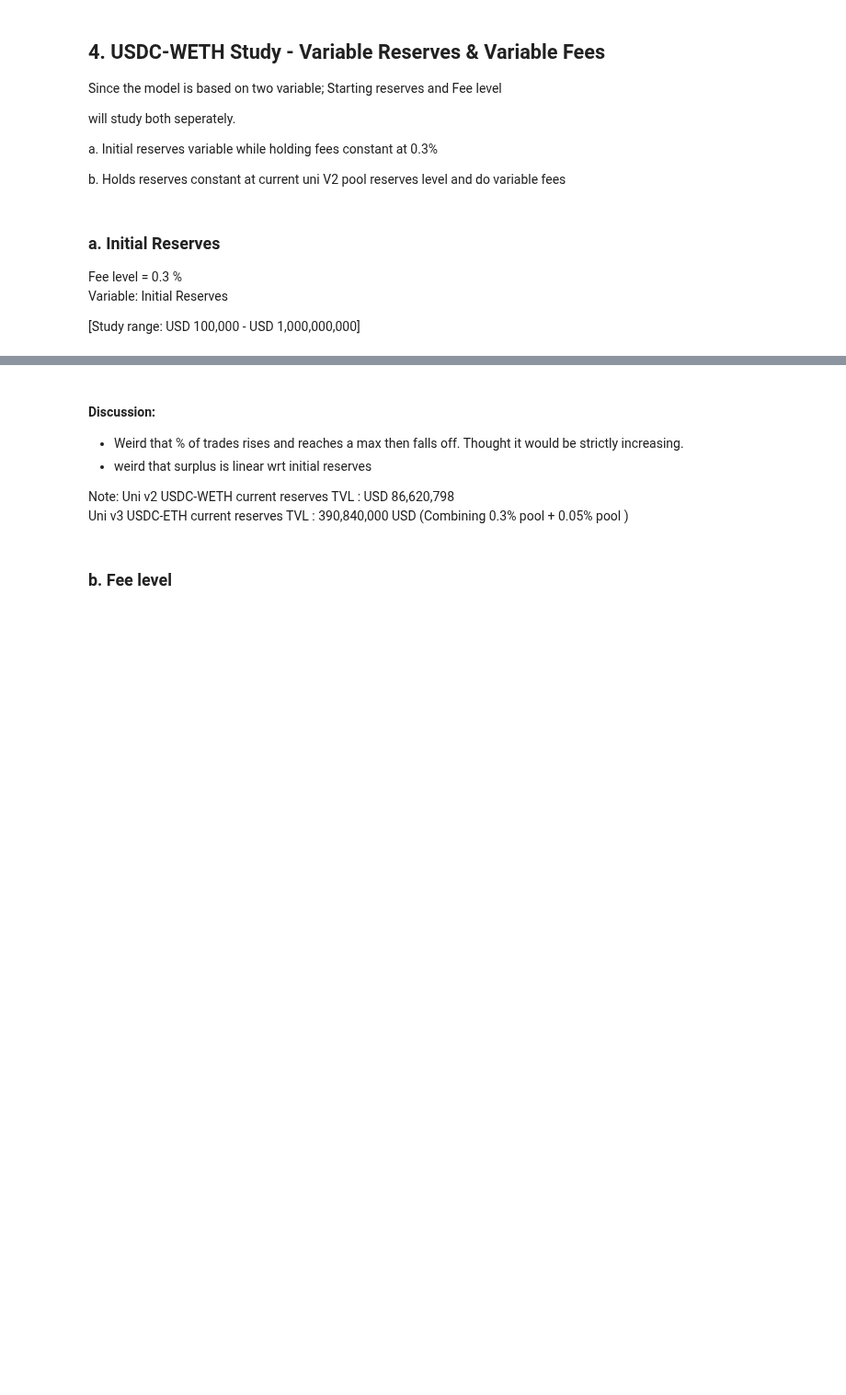
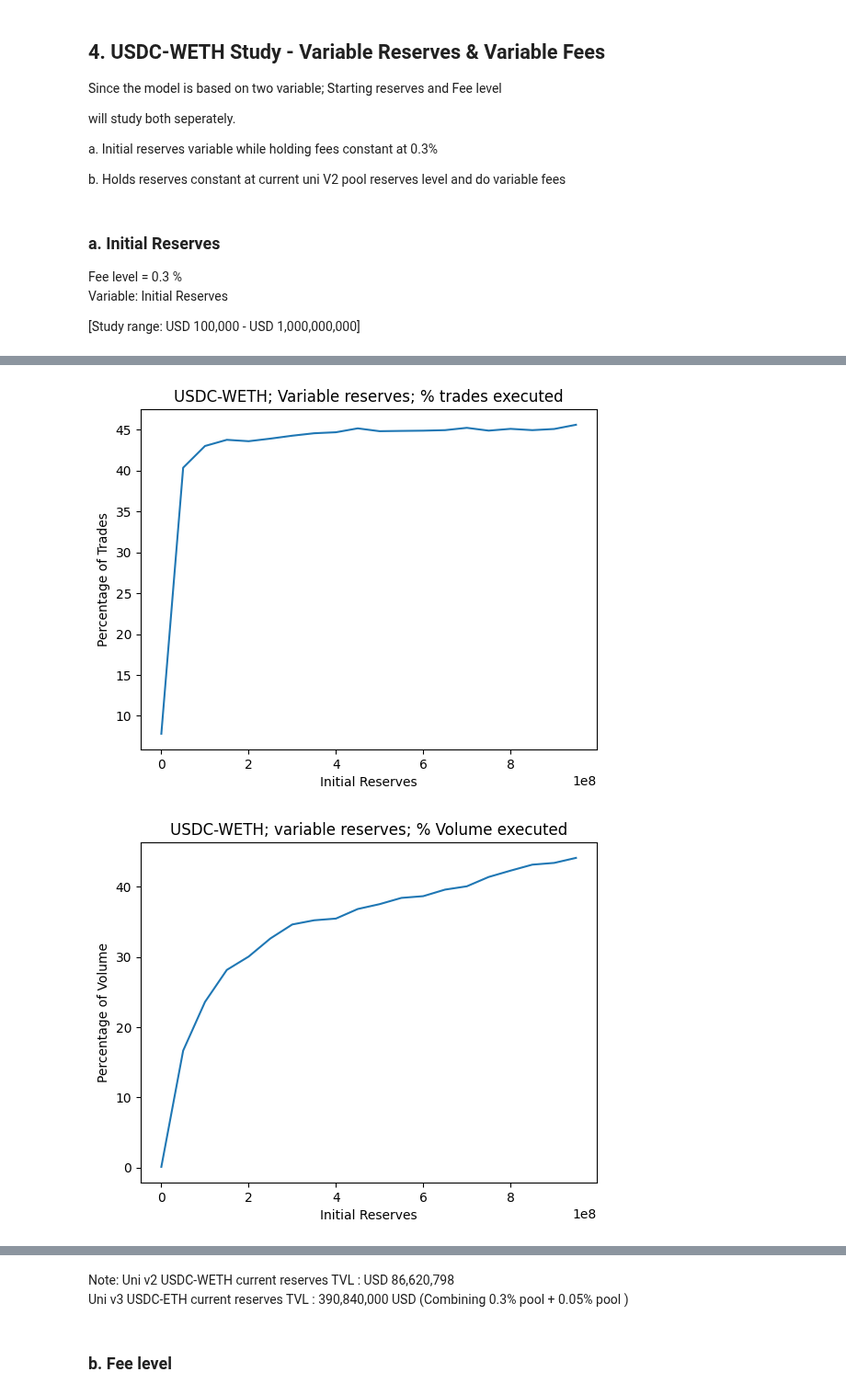
Before and after one commit to mohammed7s/Feedlot, a Jupyter notebook: forum_surplus_study/surplus_study.ipynb, the cells around one changed output, grey strips where cells are left out. Shown at 92% size. Saved outputs shown, nothing was run; the diff lists cells and outputs as text; code cells hidden in the pictures; blank space fills up the shorter version.

```diff
--- a/forum_surplus_study/surplus_study.ipynb
+++ b/forum_surplus_study/surplus_study.ipynb
@@ -199,8 +208,8 @@ df['sell_amount'] = df.apply(lambda x: x['trades_sellAmount'] / (10**x['sell_tok
 # %%
 # Add new empty columns needed for analysis & specify their data types
 df['cow_price'] = 0.0
-df['pool_initial_price'] = 0.0  # price of the pool before accounting for trade impact. Perhaps change to compute actual trade price.
-df['surplus_usdt'] = 0.0
+df['pool_price'] = 0.0  # The CFMM price for a given trade. Given trade is the sell_token and its amount.
+df['surplus_volume'] = 0.0
 df['surplus_price'] = 0.0
 df['surplus_percent'] = 0.0
 df['executed'] = False
@@ -208,8 +217,8 @@ df['k']=0.0  #23
 df['k_new']=0.0 #24
 
 df['cow_price'] = df['cow_price'].astype(float)
-df['pool__initial_price'] = df['pool_initial_price'].astype(float)
-df['surplus_usdt'] = df['surplus_usdt'].astype(float)
+df['pool_price'] = df['pool_price'].astype(float)
+df['surplus_volume'] = df['surplus_volume'].astype(float)
 df['surplus_price'] = df['surplus_price'].astype(float)
 df['surplus_percent'] = df['surplus_percent'].astype(float)
 df['executed'] = df['executed'].astype(bool)
@@ -833,0 +895,29 @@ plt.show()
+# %%
+
+# Plot 1: Percentage of Trades vs. Initial Reserves
+fig, ax = plt.subplots()
+ax.plot(x, y1)
+ax.set_xlabel('Initial Reserves')
+ax.set_ylabel('Percentage of Trades')
+ax.set_title('USDC-WETH; Variable reserves; % trades executed')
+
+# Plot 2: Percentage of Volume vs. Initial Reserves
+fig, ax = plt.subplots()
+ax.plot(x, y2)
+ax.set_xlabel('Initial Reserves')
+ax.set_ylabel('Percentage of Volume')
+ax.set_title('USDC-WETH; variable reserves; % Volume executed')
+
+# Plot 3: Total Surplus vs. Initial Reserves
+fig, ax = plt.subplots()
+ax.plot(x, y3)
+ax.set_xlabel('Initial Reserves')
+ax.set_ylabel('Total Surplus')
+ax.set_title('USDC-WETH; Variable reserves; Surplus ($)')
+
+ax.ticklabel_format(style='plain', axis='x')
+
+plt.show()
+# %% [output]
+[figure, added]
+[figure, added]
@@ -834,10 +925,4 @@ plt.show()
 # %% [markdown]
-#### Discussion:
-
-- Weird that % of trades rises and reaches a max then falls off. Thought it would be strictly increasing.
-- weird that surplus is linear wrt initial reserves
-
-
 Note:
 Uni v2 USDC-WETH current reserves TVL : USD 86,620,798
 Uni v3 USDC-ETH current reserves TVL : 390,840,000 USD (Combining 0.3% pool + 0.05% pool )
```
Also changed, not shown: parts of 110 cells of this notebook.
